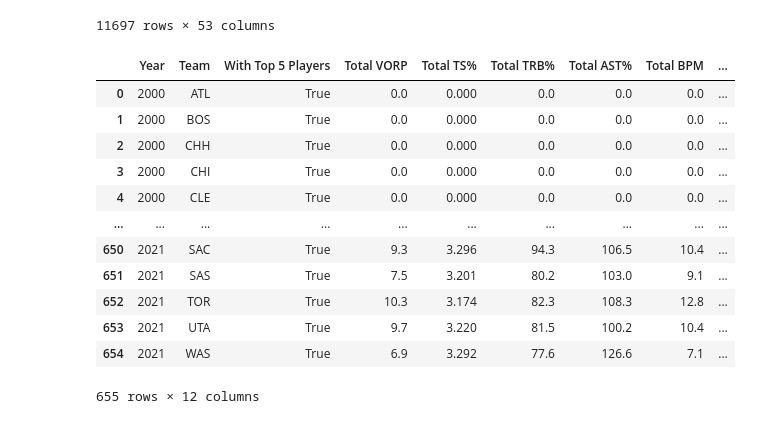
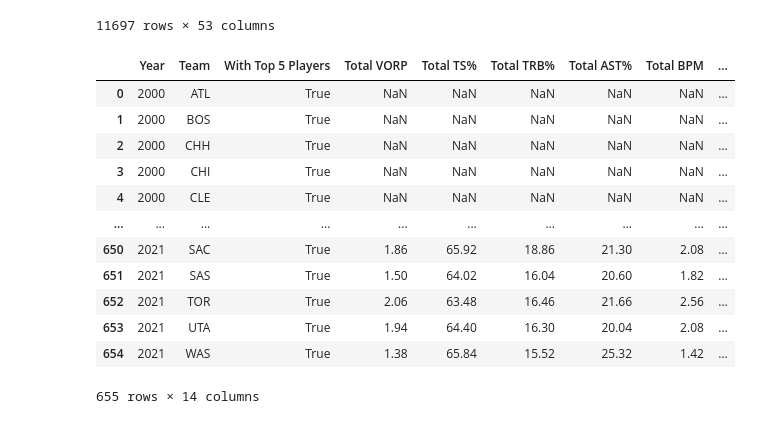
Before and after one commit to ShabKasra/ShabKasra.github.io, a Jupyter notebook: rec_predictor/Record_Predictor.ipynb, the cells around one changed output. Saved outputs shown, nothing was run; the diff lists cells and outputs as text; code cells hidden in the pictures.

```diff
--- a/rec_predictor/Record_Predictor.ipynb
+++ b/rec_predictor/Record_Predictor.ipynb
@@ -208,33 +208,36 @@ rosterData
 | 11696 | 30 | Ray Spalding | 23 | 2 | 19 | 0.8 | 0.410 | 0.250 | 0.500 | 10.8 | ... | ... |
 11697 rows × 53 columns
 # %%
-teamStats = rosterData.groupby(['Year','Team','Top 5 Previous VORP Team Rank'], as_index = False)['Previous VORP'].sum()
+teamStats = rosterData.groupby(['Year','Team','Top 5 Previous VORP Team Rank'], as_index = False)['Previous VORP'].mean()
 
 for previousStat in ['TS%','TRB%','AST%','BPM', "WS", "WS/48"]:
-    eachStatSeries = rosterData.groupby(['Year','Team',f'Top 5 Previous {previousStat} Team Rank'])["Previous " + previousStat].sum()
+    eachStatSeries = rosterData.groupby(['Year','Team',f'Top 5 Previous {previousStat} Team Rank'])["Previous " + previousStat].mean()
     teamStats["Total "+ previousStat] = eachStatSeries.reset_index(drop = True)
 
 wins = rosterData.groupby(['Year','Team',f'Top 5 Previous VORP Team Rank'])["Wins"].agg(pd.Series.mode)
 losses = rosterData.groupby(['Year','Team',f'Top 5 Previous VORP Team Rank'])["Losses"].agg(pd.Series.mode)
 teamStats["Wins"] = wins.reset_index(drop = True)
 teamStats["Losses"] = losses.reset_index(drop = True)
+teamStats["Total Games"] = teamStats["Wins"] + teamStats["Losses"]
+teamStats["Win %"] = teamStats["Wins"]/teamStats["Total Games"]
+teamStats["Total TS%"] = teamStats["Total TS%"] * 100
 
 teamStats.rename(columns={"Previous VORP": "Total VORP","Top 5 Previous VORP Team Rank":"With Top 5 Players"}, inplace = True)
 teamStats = teamStats[teamStats["With Top 5 Players"]]
 teamStats.reset_index(drop = True,inplace = True)
 
 teamStats
 # %% [output]
 |  | Year | Team | With Top 5 Players | Total VORP | Total TS% | Total TRB% | Total AST% | Total BPM | ... |
-| 0 | 2000 | ATL | True | 0.0 | 0.000 | 0.0 | 0.0 | 0.0 | ... |
-| 1 | 2000 | BOS | True | 0.0 | 0.000 | 0.0 | 0.0 | 0.0 | ... |
-| 2 | 2000 | CHH | True | 0.0 | 0.000 | 0.0 | 0.0 | 0.0 | ... |
-| 3 | 2000 | CHI | True | 0.0 | 0.000 | 0.0 | 0.0 | 0.0 | ... |
-| 4 | 2000 | CLE | True | 0.0 | 0.000 | 0.0 | 0.0 | 0.0 | ... |
+| 0 | 2000 | ATL | True | NaN | NaN | NaN | NaN | NaN | ... |
+| 1 | 2000 | BOS | True | NaN | NaN | NaN | NaN | NaN | ... |
+| 2 | 2000 | CHH | True | NaN | NaN | NaN | NaN | NaN | ... |
+| 3 | 2000 | CHI | True | NaN | NaN | NaN | NaN | NaN | ... |
+| 4 | 2000 | CLE | True | NaN | NaN | NaN | NaN | NaN | ... |
 | ... | ... | ... | ... | ... | ... | ... | ... | ... | ... |
-| 650 | 2021 | SAC | True | 9.3 | 3.296 | 94.3 | 106.5 | 10.4 | ... |
-| 651 | 2021 | SAS | True | 7.5 | 3.201 | 80.2 | 103.0 | 9.1 | ... |
-| 652 | 2021 | TOR | True | 10.3 | 3.174 | 82.3 | 108.3 | 12.8 | ... |
-| 653 | 2021 | UTA | True | 9.7 | 3.220 | 81.5 | 100.2 | 10.4 | ... |
-| 654 | 2021 | WAS | True | 6.9 | 3.292 | 77.6 | 126.6 | 7.1 | ... |
+| 650 | 2021 | SAC | True | 1.86 | 65.92 | 18.86 | 21.30 | 2.08 | ... |
+| 651 | 2021 | SAS | True | 1.50 | 64.02 | 16.04 | 20.60 | 1.82 | ... |
+| 652 | 2021 | TOR | True | 2.06 | 63.48 | 16.46 | 21.66 | 2.56 | ... |
+| 653 | 2021 | UTA | True | 1.94 | 64.40 | 16.30 | 20.04 | 2.08 | ... |
+| 654 | 2021 | WAS | True | 1.38 | 65.84 | 15.52 | 25.32 | 1.42 | ... |
-655 rows × 12 columns
+655 rows × 14 columns
```
Also changed, not shown: parts of 6 cells of this notebook, 2 other files.
